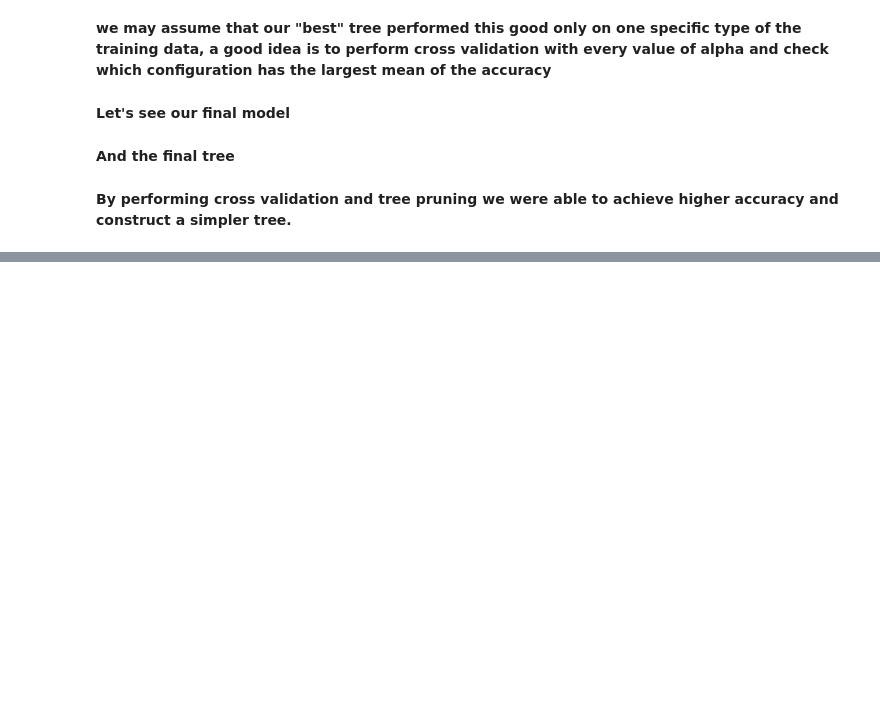
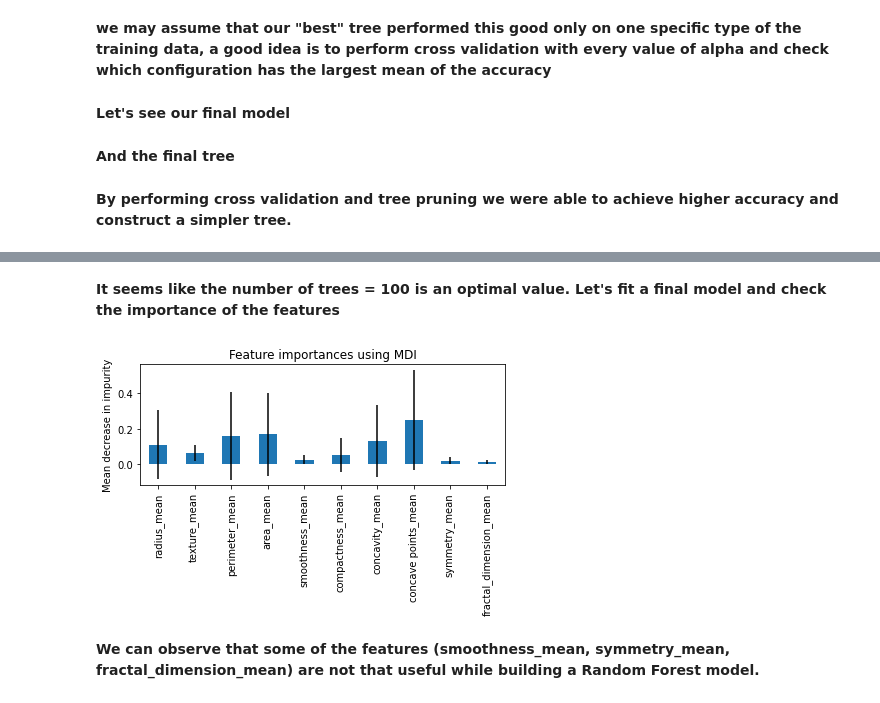
Before and after one commit to dkoterwa/classification_cancer, a Jupyter notebook: kod.ipynb, the cells around one changed output, grey strips where cells are left out. Drawn from its saved outputs; the diff is of its cells as text; code cells hidden in the pictures; blank space fills up the shorter version.

Commit message:
add Random Forest

```diff
--- a/kod.ipynb
+++ b/kod.ipynb
@@ -345,0 +355,18 @@ _ = tree.plot_tree(clf_dt, feature_names = X_train.columns, class_names = ["No c
+# %%
+num_trees = [20, 40, 60, 80, 100, 120, 140]
+configurations = []
+for trees in num_trees:
+    performance_train = []
+    performance_test = []
+
+    for i in range(10):
+        model = RandomForestClassifier(n_estimators = trees, oob_score=True)
+        model.fit(df_model, y)
+
+        score_train = model.score(df_model, y)
+        score_test = model.oob_score_
+        performance_train.append(score_train)
+        performance_test.append(score_test)
+
+    configurations.append([trees, np.mean(performance_train), np.mean(performance_test)])
+    print("For the number of trees: {}, traininig accuracy = {}, testing accuracy= {}".format(trees, np.mean(performance_train), np.mean(performance_test)))
@@ -345,0 +381,22 @@ _ = tree.plot_tree(clf_dt, feature_names = X_train.columns, class_names = ["No c
+# %% [markdown]
+**It seems like the number of trees = 100 is an optimal value. Let's fit a final model and check the importance of the features**
+# %%
+feature_names = df_model.columns
+
+forest = RandomForestClassifier()
+forest.fit(df_model, y)
+
+importances = forest.feature_importances_
+std = np.std([tree.feature_importances_ for tree in forest.estimators_], axis = 0)
+# %%
+forest_importances = pd.Series(importances, index=feature_names)
+
+fig, ax = plt.subplots()
+forest_importances.plot.bar(yerr=std, ax=ax)
+ax.set_title("Feature importances using MDI")
+ax.set_ylabel("Mean decrease in impurity")
+fig.tight_layout()
+# %% [output]
+[figure, added]
+# %% [markdown]
+**We can observe that some of the features (smoothness_mean, symmetry_mean, fractal_dimension_mean) are not that useful while building a Random Forest model.**
```
Also changed, not shown: parts of 6 cells of this notebook.
